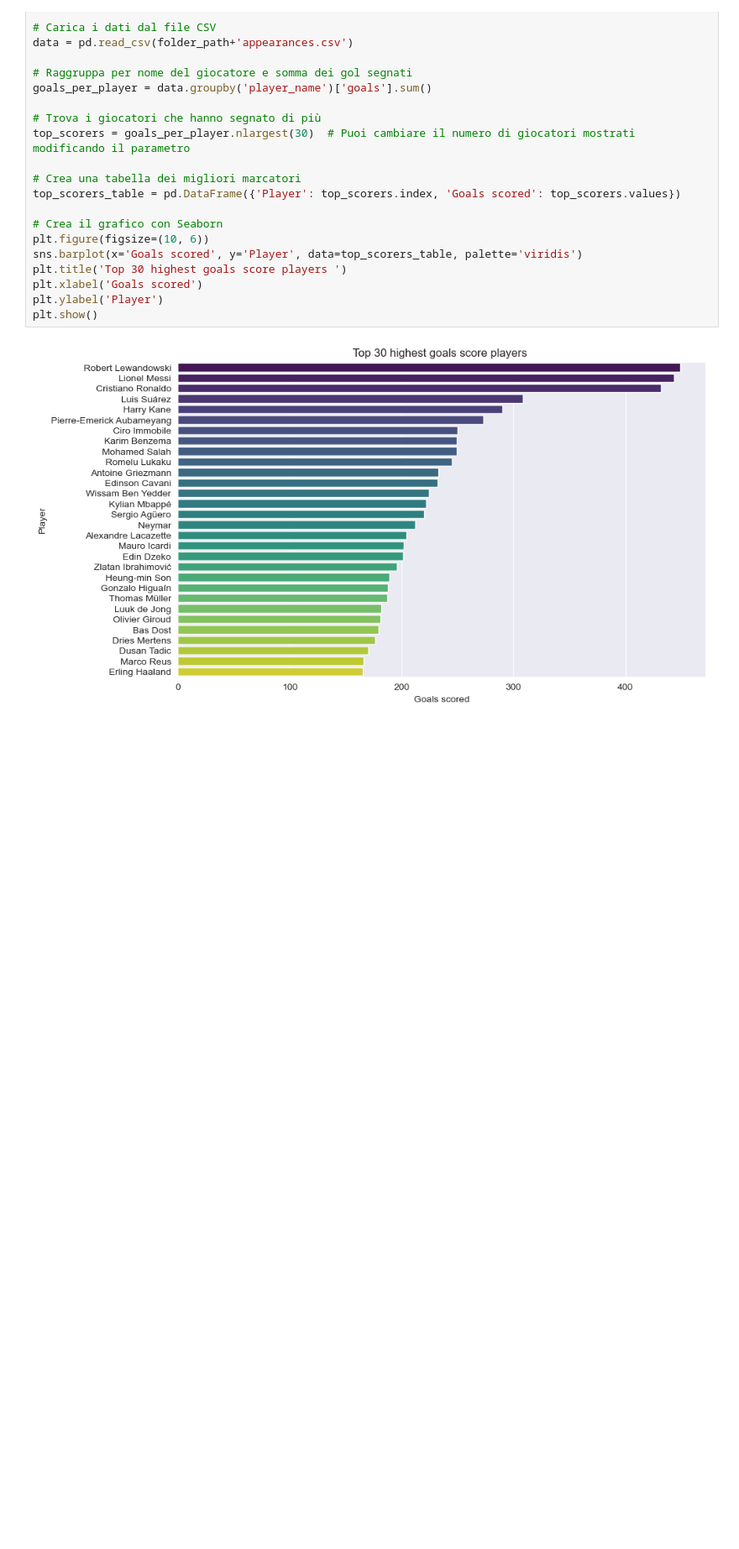
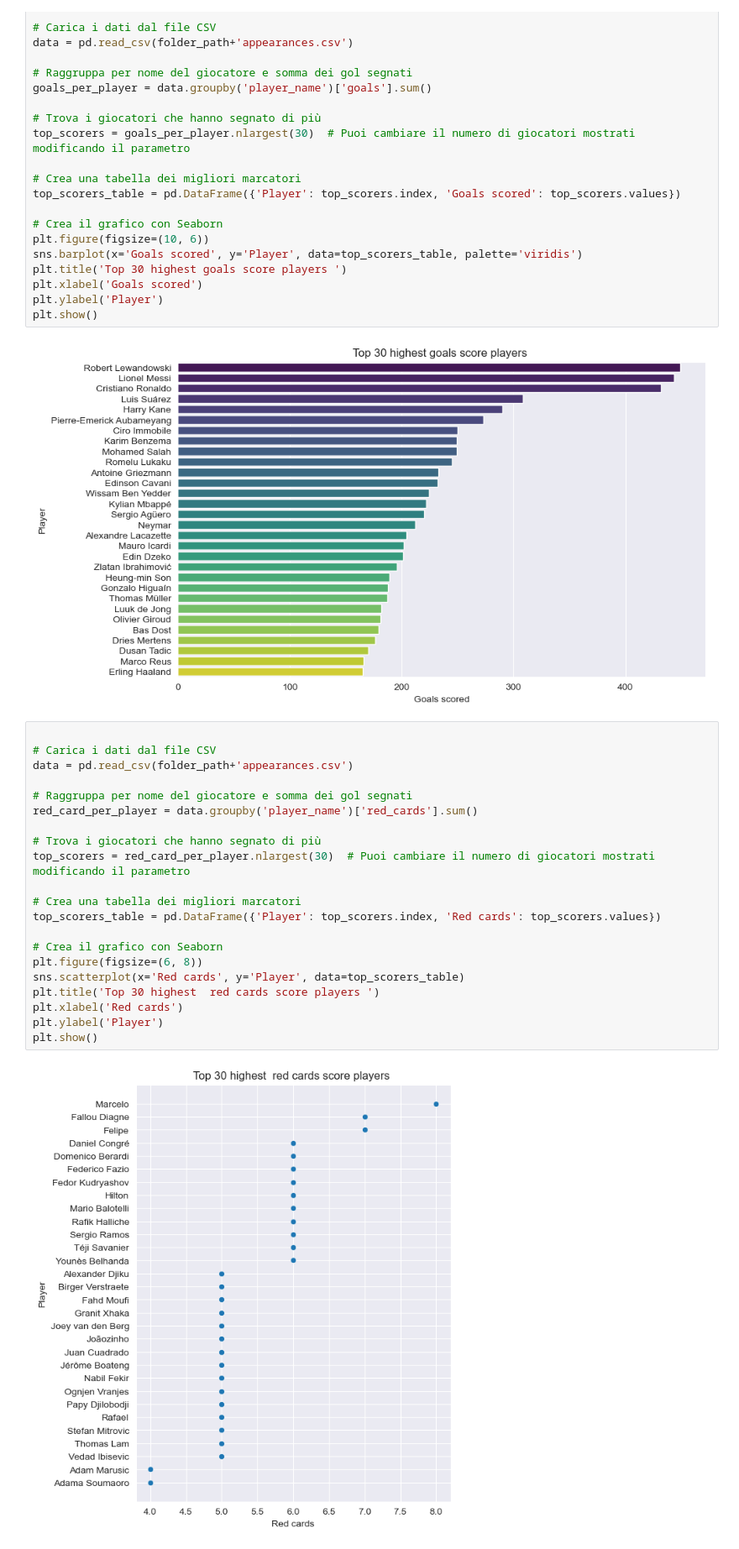
Before and after one commit to Edmi6163/Data_Analysis_part, a Jupyter notebook: src/score.ipynb, the cells around one changed output. Shown at 84% size. Drawn from its saved outputs; the diff is of its cells as text; blank space fills up the shorter version.

Commit message:
Update ,new score graph

```diff
--- a/src/score.ipynb
+++ b/src/score.ipynb
@@ -27,3 +27,26 @@ plt.ylabel('Player')
 plt.show()
 # %% [output]
 [figure]
+# %%
+
+# Carica i dati dal file CSV
+data = pd.read_csv(folder_path+'appearances.csv')
+
+# Raggruppa per nome del giocatore e somma dei gol segnati
+red_card_per_player = data.groupby('player_name')['red_cards'].sum()
+
+# Trova i giocatori che hanno segnato di più
+top_scorers = red_card_per_player.nlargest(30)  # Puoi cambiare il numero di giocatori mostrati modificando il parametro
+
+# Crea una tabella dei migliori marcatori
+top_scorers_table = pd.DataFrame({'Player': top_scorers.index, 'Red cards': top_scorers.values})
+
+# Crea il grafico con Seaborn
+plt.figure(figsize=(6, 8))
+sns.scatterplot(x='Red cards', y='Player', data=top_scorers_table)
+plt.title('Top 30 highest  red cards score players ')
+plt.xlabel('Red cards')
+plt.ylabel('Player')
+plt.show()
+# %% [output]
+[figure, added]
```
Also changed, not shown: parts of 1 cell of this notebook.
